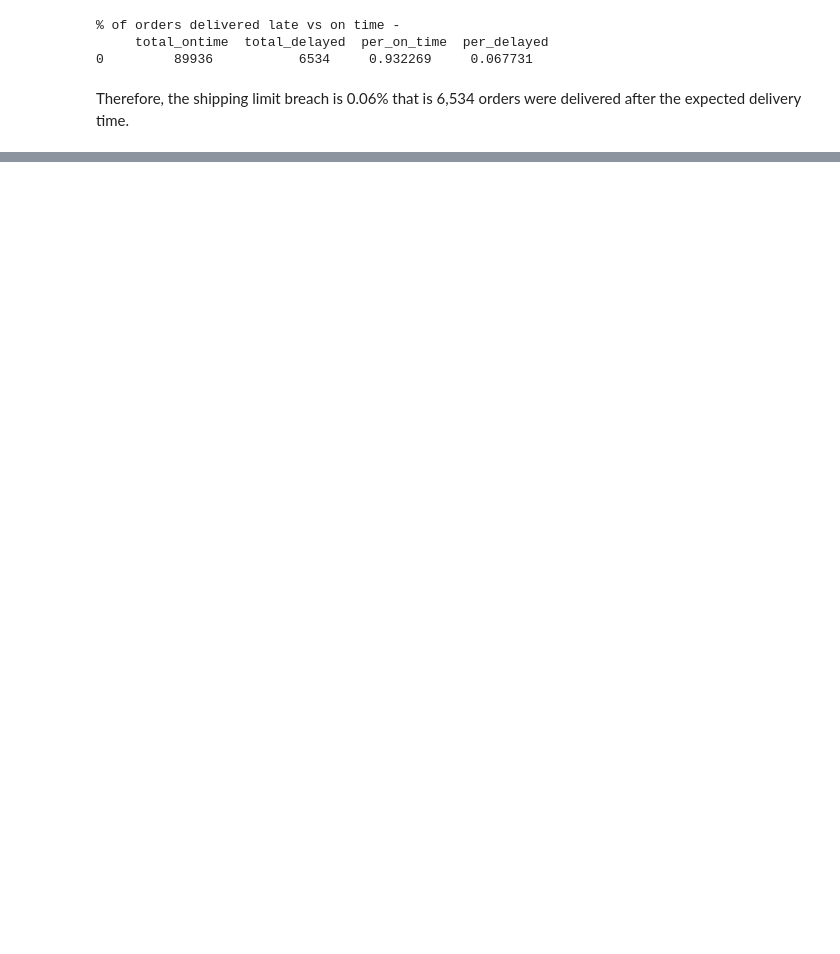
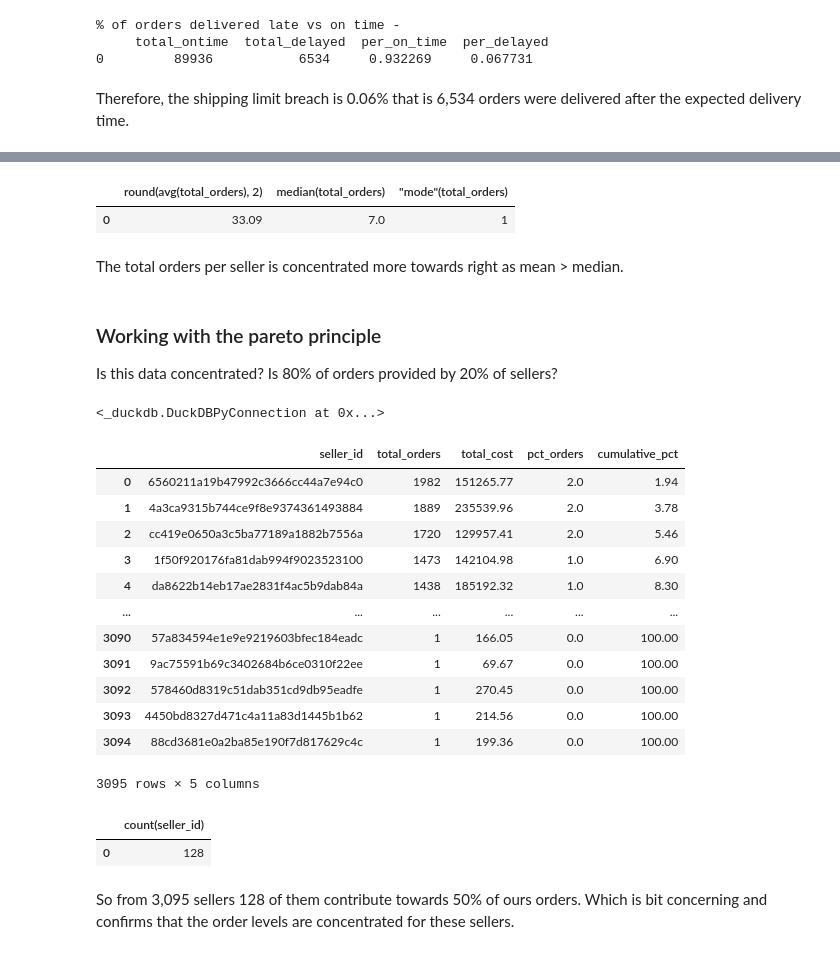
Before and after one commit to tejalig/olist-analysis, a Jupyter notebook: notebooks/05_EDA.ipynb, the cells around one changed output, grey strips where cells are left out. Drawn from its saved outputs; the diff is of its cells as text; code cells hidden in the pictures; blank space fills up the shorter version.

```diff
--- a/notebooks/05_EDA.ipynb
+++ b/notebooks/05_EDA.ipynb
@@ -398,0 +253,78 @@ for m in range(0, len(marts)):
+# %%
+query = """
+    with agg_sellerp as(
+        select
+            seller_id, count(order_id) as total_orders
+        from seller_performance
+        group by seller_id
+    )
+    select round(avg(total_orders),2), median(total_orders), mode(total_orders) from agg_sellerp
+"""
+conn.execute(query).df().head()
+# %% [output]
+|  | round(avg(total_orders), 2) | median(total_orders) | "mode"(total_orders) |
+| 0 | 33.09 | 7.0 | 1 |
+# %% [markdown]
+The total orders per seller is concentrated more towards right as mean > median.
+# %% [markdown]
+### Working with the pareto principle
+Is this data concentrated? Is 80% of orders provided by 20% of sellers?
+# %%
+query = """
+    CREATE OR REPLACE VIEW  PARETO_PRINCIPLE AS
+    with seller_agg as (
+        select
+            seller_id, count(order_id) as total_orders, sum(cost_total) as total_cost
+        from seller_performance
+        group by seller_id
+    ),
+    ranked as (
+        select *,
+            RANK() OVER(order by total_orders desc) as order_rank,
+            sum(total_orders) OVER() as grand_total_orders,
+            sum(total_cost) OVER () as grand_total_cost
+        from seller_agg
+    )
+    select
+        seller_id, total_orders, total_cost,
+        ROUND(total_orders*100/grand_total_orders) as pct_orders,
+        ROUND(100*SUM(total_orders) OVER (ORDER BY total_orders DESC)
+          / grand_total_orders, 2) AS cumulative_pct
+    from ranked
+    order by total_orders desc
+"""
+conn.execute(query)
+# %% [output]
+<_duckdb.DuckDBPyConnection at 0x...>
+# %%
+query = """
+    select * from PARETO_PRINCIPLE
+"""
+
+conn.execute(query).df()
+# %% [output]
+|  | seller_id | total_orders | total_cost | pct_orders | cumulative_pct |
+| 0 | 6560211a19b47992c3666cc44a7e94c0 | 1982 | 151265.77 | 2.0 | 1.94 |
+| 1 | 4a3ca9315b744ce9f8e9374361493884 | 1889 | 235539.96 | 2.0 | 3.78 |
+| 2 | cc419e0650a3c5ba77189a1882b7556a | 1720 | 129957.41 | 2.0 | 5.46 |
+| 3 | 1f50f920176fa81dab994f9023523100 | 1473 | 142104.98 | 1.0 | 6.90 |
+| 4 | da8622b14eb17ae2831f4ac5b9dab84a | 1438 | 185192.32 | 1.0 | 8.30 |
+| ... | ... | ... | ... | ... | ... |
+| 3090 | 57a834594e1e9e9219603bfec184eadc | 1 | 166.05 | 0.0 | 100.00 |
+| 3091 | 9ac75591b69c3402684b6ce0310f22ee | 1 | 69.67 | 0.0 | 100.00 |
+| 3092 | 578460d8319c51dab351cd9db95eadfe | 1 | 270.45 | 0.0 | 100.00 |
+| 3093 | 4450bd8327d471c4a11a83d1445b1b62 | 1 | 214.56 | 0.0 | 100.00 |
+| 3094 | 88cd3681e0a2ba85e190f7d817629c4c | 1 | 199.36 | 0.0 | 100.00 |
+3095 rows × 5 columns
+# %%
+query = """
+
+    select count(seller_id) from pareto_principle
+    where cumulative_pct < =50
+"""
+conn.execute(query).df()
+# %% [output]
+|  | count(seller_id) |
+| 0 | 128 |
+# %% [markdown]
+So from 3,095 sellers 128 of them contribute towards 50% of ours orders. Which is bit concerning and confirms that the order levels are concentrated for these sellers.
```
Also changed, not shown: parts of 28 cells of this notebook.
